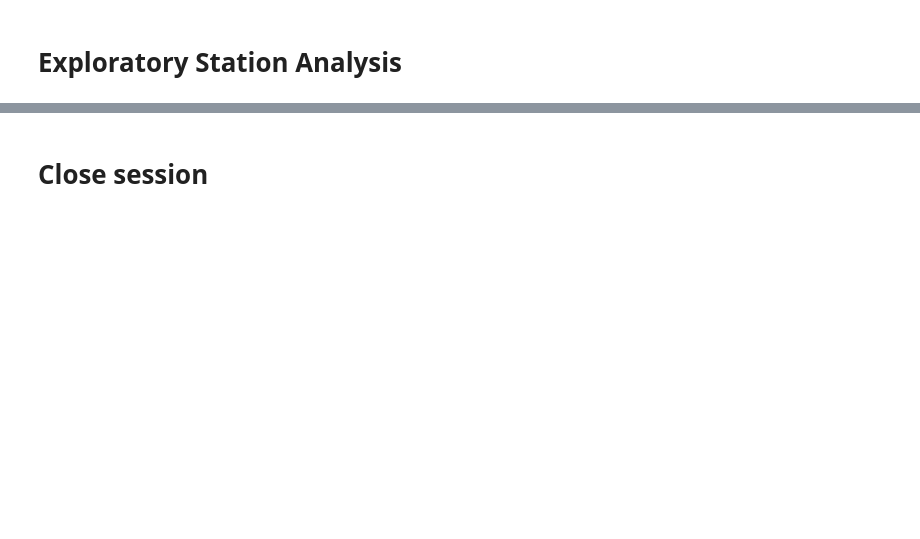
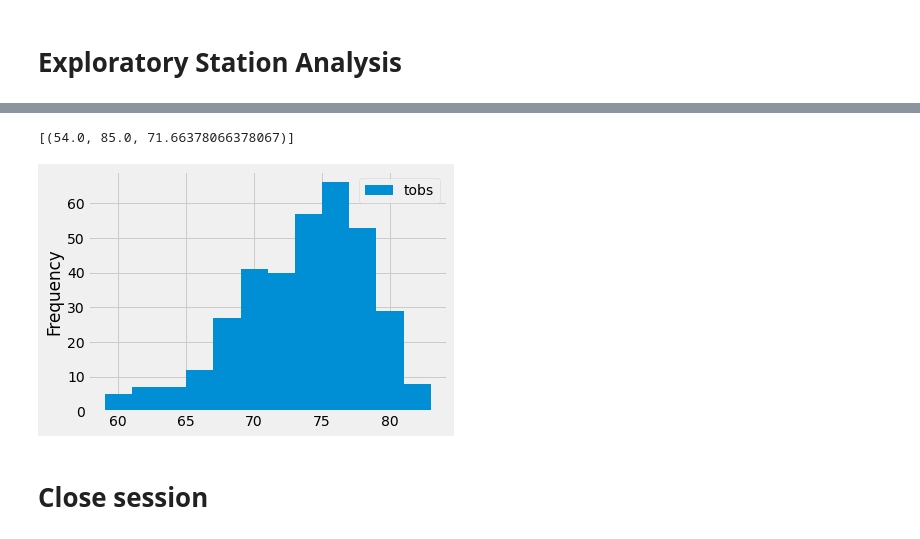
Before and after one commit to bfraser4/SQL-Alchemy-Challenge, a Jupyter notebook: climate_starter.ipynb, the cells around one changed output, grey strips where cells are left out. Saved outputs shown, nothing was run; the diff lists cells and outputs as text; code cells hidden in the pictures; blank space fills up the shorter version.

```diff
--- a/climate_starter.ipynb
+++ b/climate_starter.ipynb
@@ -97,11 +113,19 @@ Name: prcp, dtype: float64
 # %%
-# Using the most active station id from the previous query, calculate the lowest, highest, and average temperature.
-#####  You can use session.query() or just plain SQL for this.
+# Using the most active station ID ('USC00519281', 2772) from the previous query, calculate the lowest, highest, and average temperature.
+session.query(func.min(Measurement.tobs), func.max(Measurement.tobs), func.avg(Measurement.tobs)).filter(Measurement.station == 'USC00519281').all()
+# %% [output]
+[(54.0, 85.0, 71.66378066378067)]
 # %%
-# Using the most active station id
+# Using the most active station ID ('USC00519281', 2772)
 # Query the last 12 months of temperature observation data for this station and plot the results as a histogram
-#####  You can use session.query() or just plain SQL for this.
-#####  The plot is similar to the one above
+query = session.query(Measurement.tobs).filter(Measurement.station == 'USC00519281', Measurement.date >= '2016-08-23').order_by(Measurement.date).all()
+
+#Plot as a Histogram
+df = pd.DataFrame(query, columns=['tobs'])
+df.plot.hist(bins=12)
+plt.tight_layout()
+# %% [output]
+[figure, added]
 # %% [markdown]
 # Close session
 # %%
```
Also changed, not shown: parts of 5 cells of this notebook.
